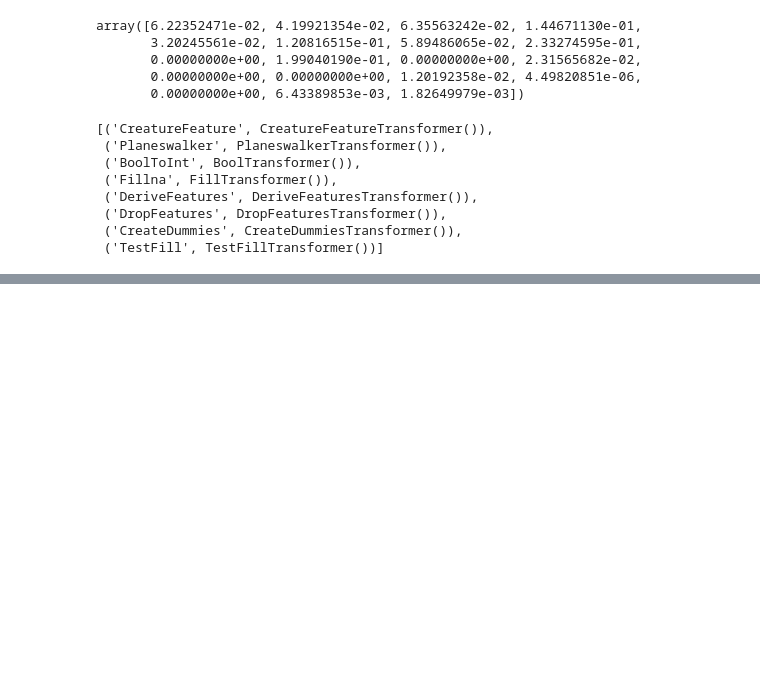
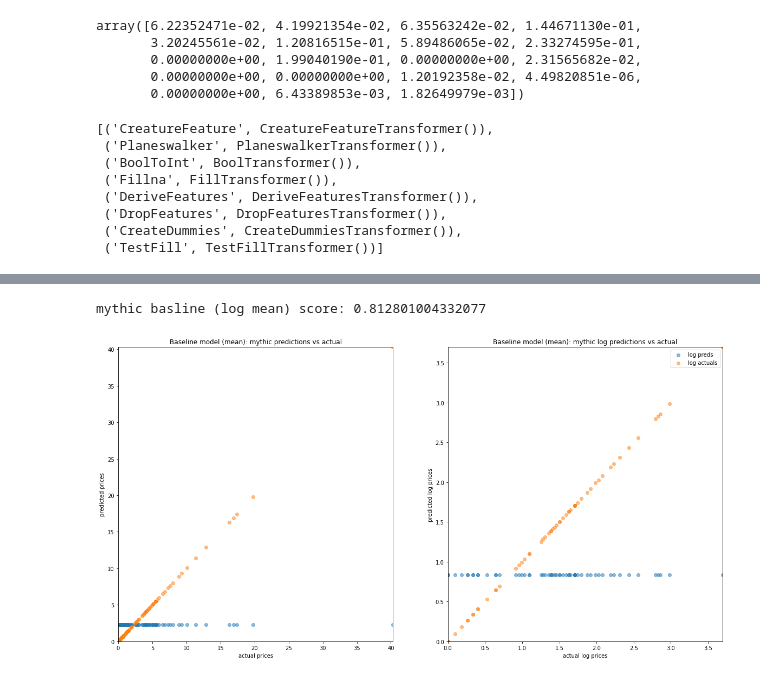
Before and after one commit to alexgcuevas/mystic-speculation, a Jupyter notebook: MVP_testing.ipynb, the cells around one changed output, grey strips where cells are left out. Drawn from its saved outputs; the diff is of its cells as text; code cells hidden in the pictures; blank space fills up the shorter version.

```diff
--- a/MVP_testing.ipynb
+++ b/MVP_testing.ipynb
@@ -440,7 +440,7 @@ pipe.steps[:-1]
 # %%
 from model.models import *
 # %%
-rarity = 'rare'
+rarity = 'mythic'
 raw_df = pd.read_csv('data/all_vintage_cards-{}_recent.csv'.format(rarity))
 
 # drop sets, drop duplicates, set indices
@@ -456,6 +457,9 @@ ValueError: Number of features of the model must match the input. Model n_featur
 # %%
-results_df, score = baseline_model(X_train, X_test, y_train, y_test)
+dummy_results_df, score = baseline_model(X_train, X_test, y_train, y_test)
 print('{0} basline (log mean) score: {1}'.format(rarity,score))
-plot_residuals(results_df['y_pred'],results_df['y_test'], 'Baseline model (mean): '+rarity)
+plot_residuals(dummy_results_df['y_pred'],dummy_results_df['y_test'], 'Baseline model (mean): '+rarity)
+# %% [output]
+mythic basline (log mean) score: 0.812801004332077
+[figure, added]
 # %%
 plot_pred_hist(results_df['y_pred'],results_df['y_test'], 'Basic GBR histogram: '+rarity)
```
Also changed, not shown: parts of 6 cells of this notebook, 2 other files.
